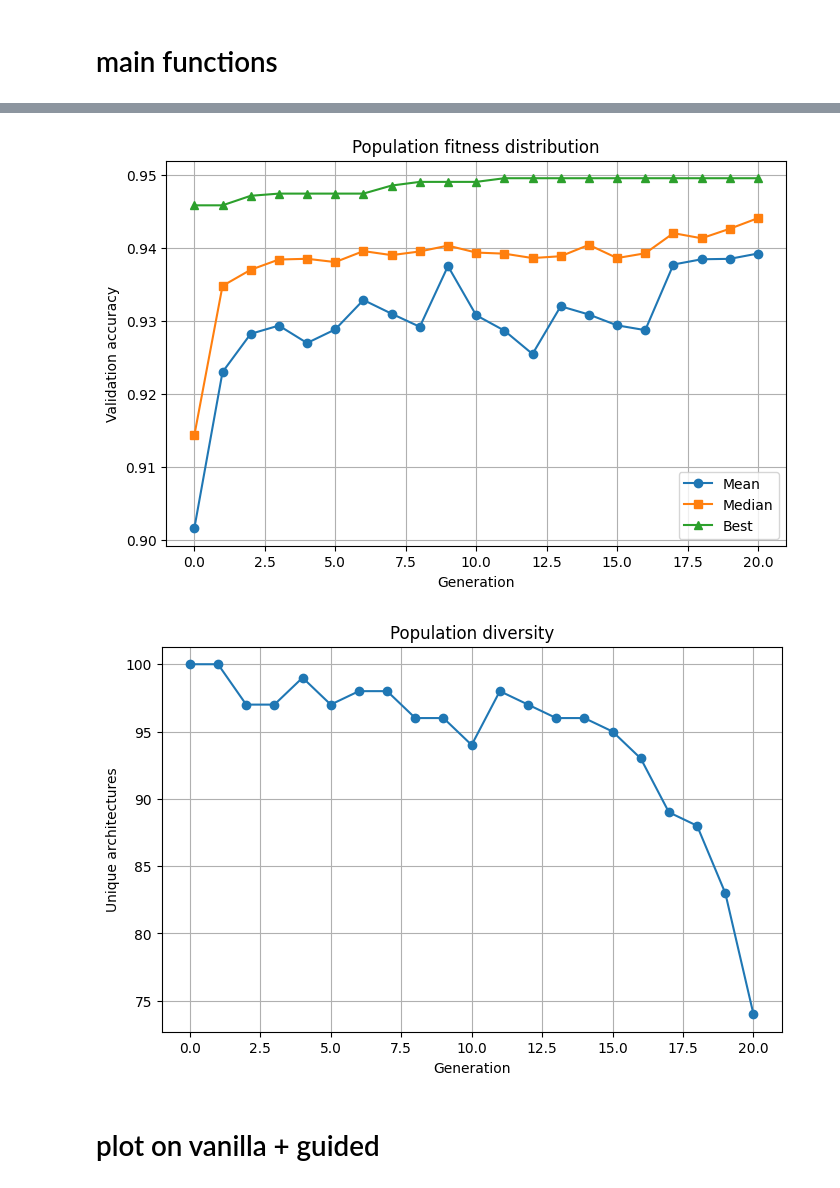
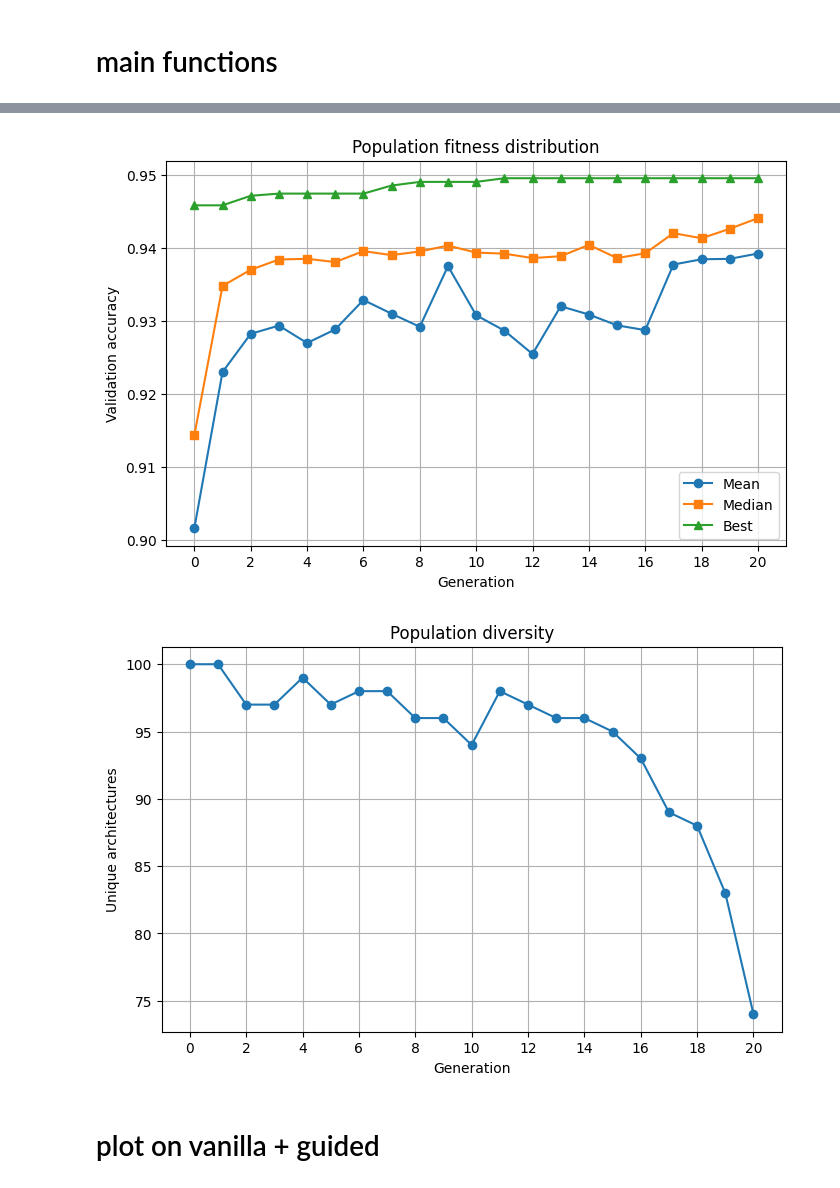
Before and after one commit to 4n0rm4lp3rs0n/fi-test, a Jupyter notebook: test2.ipynb, the cells around one changed output, grey strips where cells are left out. Saved outputs shown, nothing was run; the diff lists cells and outputs as text; code cells hidden in the pictures.

```diff
--- a/test2.ipynb
+++ b/test2.ipynb
@@ -101,16 +87,16 @@ def vanilla_run(size, loops):
 # Half vanilla, half guided (100 evals -> 10 pop, 5 val, 5 gui)
 def guided_run(size, loops):
     split = int(loops/2)
-    semi_van = nb101.Population(size, space, evaluator)
+    semi_van = nbcore.Population(size, space, evaluator)
     semi_van.initialize()
     semi_van.evolve_loop(total_gen=split)
 
     rf = RandomForestRegressor(n_estimators=200, random_state=42, n_jobs=1)
-    fi = nb101.FeatureImportance(space)
+    fi = nbcore.FeatureImportance(space)
     imp = fi.pipeline(semi_van.data, rf)
     imp
 
-    gui = nb101.Guidance(space, imp, semi_van.config)
+    gui = nbcore.Guidance(space, imp, semi_van.config)
     gui.sortNsplit()
     gui.calculate_guidance()
 
@@ -142,3 +135,5 @@ finished recording
+# %%
+int_ticks = range(0, total_gen + 1, 2)
 # %%
 hist = pd.DataFrame(fv.best_history)
 
@@ -262,6 +259,7 @@ plt.plot(
     label="Best"
 )
 
+plt.xticks(int_ticks)
 plt.xlabel("Generation")
 plt.ylabel("Validation accuracy")
 plt.title("Population fitness distribution")
@@ -269,7 +267,7 @@ plt.legend()
 plt.grid(True)
 plt.show()
 # %% [output]
-[figure, old version]
+[figure, new version]
 # %%
 def genome_signature(rep):
     return (
@@ -287,19 +285,20 @@ diversity = (
 # %%
 plt.figure(figsize=(8, 5))
 
 plt.plot(
     diversity["generation"],
     diversity["unique_architectures"],
     marker="o"
 )
 
+plt.xticks(int_ticks)
 plt.xlabel("Generation")
 plt.ylabel("Unique architectures")
 plt.title("Population diversity")
 plt.grid(True)
 plt.show()
 # %% [output]
-[figure, old version]
+[figure, new version]
 # %% [markdown]
 # plot on vanilla + guided
 # %%
```
Also changed, not shown: parts of 26 cells of this notebook, 1 other file.
